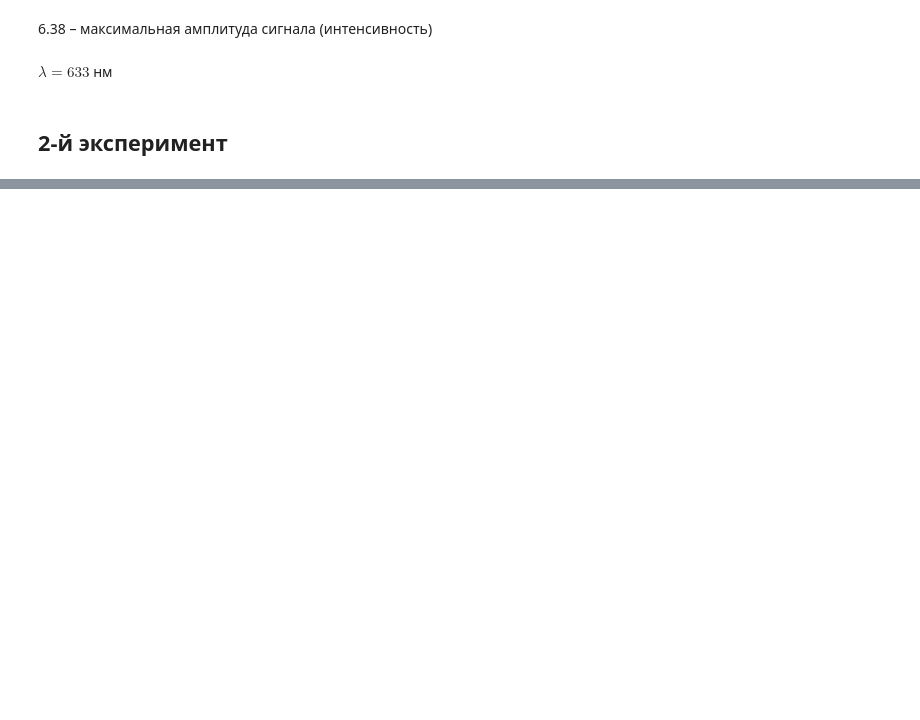
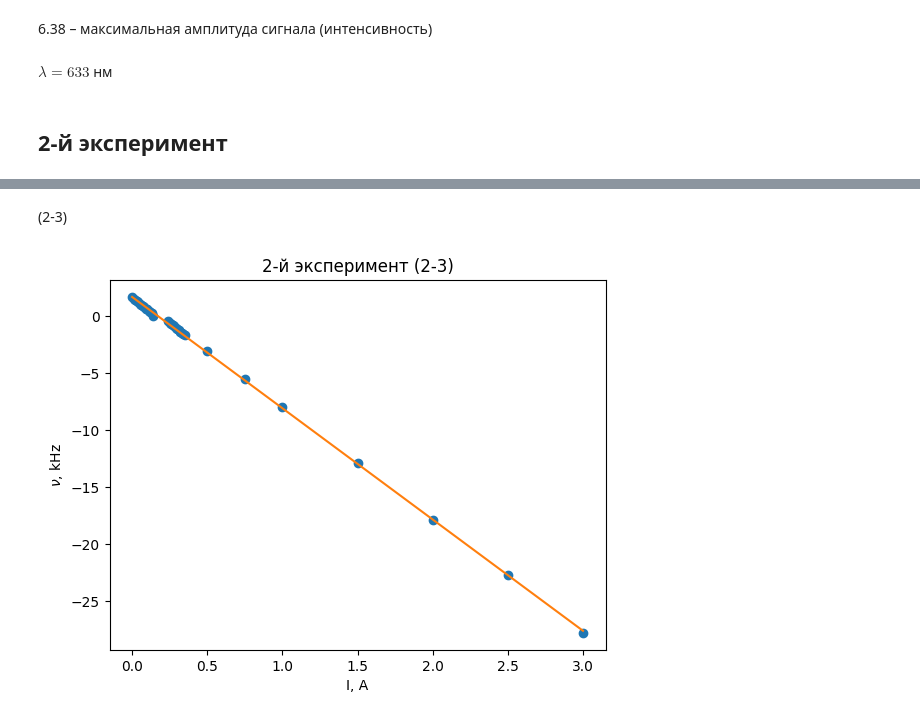
Before and after one commit to MikhailGovgolenko/Multiple-choice-question, a Jupyter notebook: calc.ipynb, the cells around one changed output, grey strips where cells are left out. Drawn from its saved outputs; the diff is of its cells as text; code cells hidden in the pictures; blank space fills up the shorter version.

```diff
--- a/calc.ipynb
+++ b/calc.ipynb
@@ -42,0 +82,28 @@ plt.show()
+# %% [markdown]
+(2-3)
+# %%
+import numpy as np
+import matplotlib.pyplot as plt
+
+data = np.loadtxt("data/exp2-3.csv", delimiter=",", skiprows=1)
+
+I = data[:, 0]
+nu = data[:, 1]
+
+# аппроксимация прямой
+a, b = np.polyfit(I, nu, 1)
+
+# значения для линии
+I_fit = np.linspace(I.min(), I.max(), 200)
+nu_fit = a * I_fit + b
+
+plt.title("2-й эксперимент (2-3)")
+plt.plot(I, nu, marker='o', linestyle='')
+plt.plot(I_fit, nu_fit, '-', label=f"$\\nu = {a:.3f} I + {b:.3f}$")
+plt.xlabel("I, A")
+plt.ylabel(r"$\nu$, kHz")
+
+
+plt.show()
+# %% [output]
+[figure, added]
```
Also changed, not shown: parts of 5 cells of this notebook, 5 other files.
